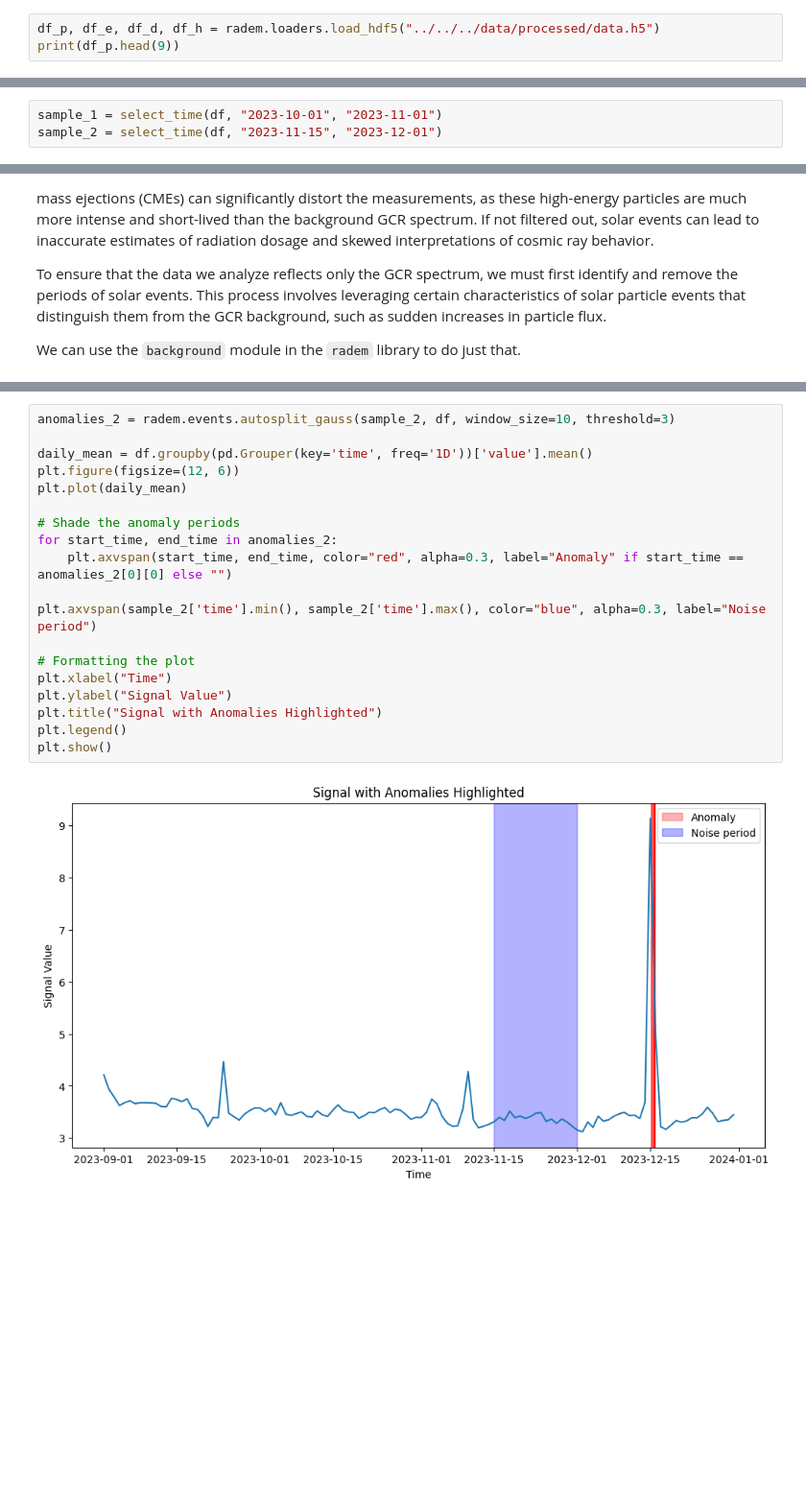
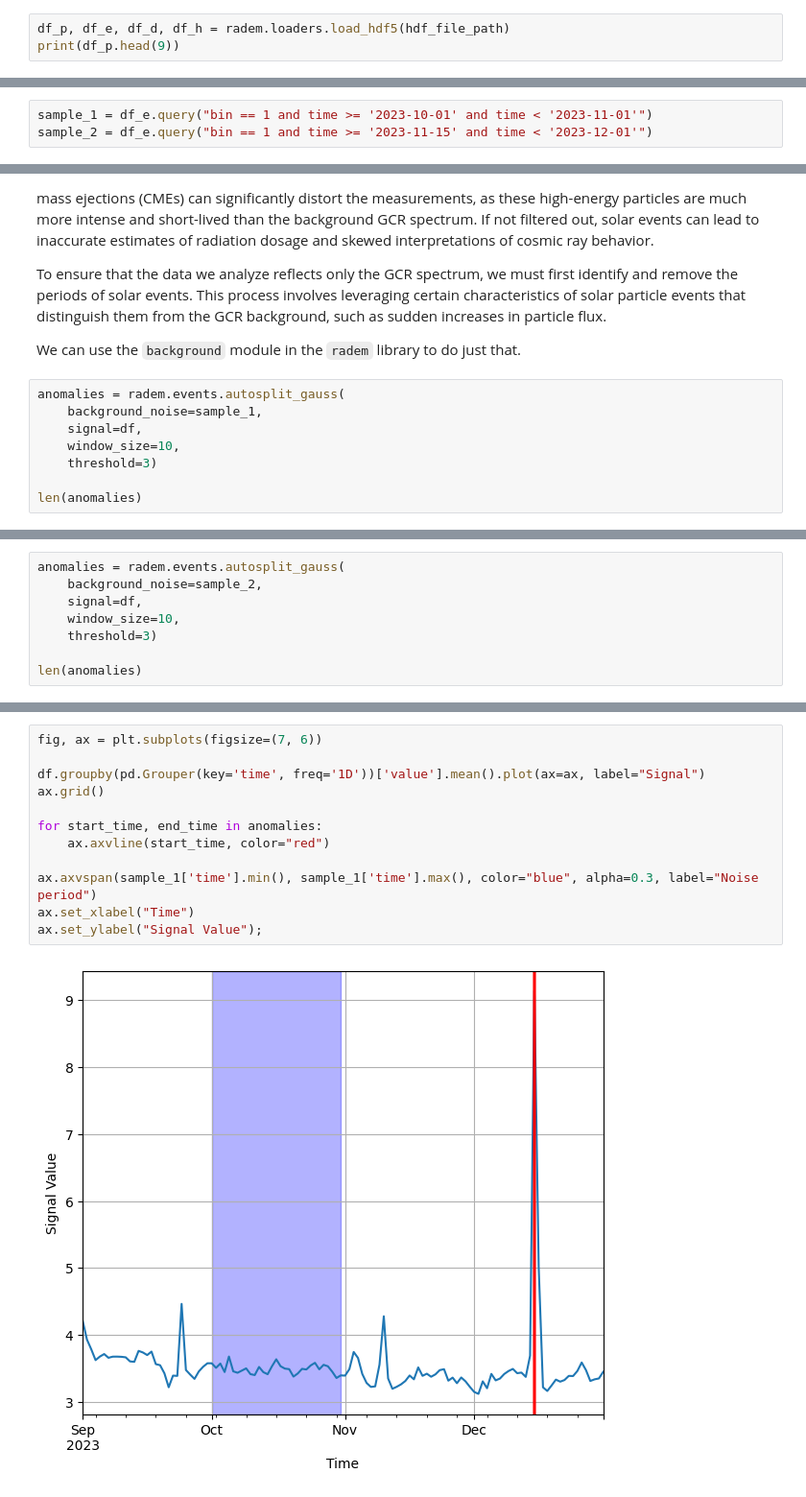
Before and after one commit to AGHRADEM/radem, a Jupyter notebook: src/radem/examples/total_gcr_dose.ipynb, the cells around one changed output, grey strips where cells are left out. Shown at 96% size. Drawn from its saved outputs; the diff is of its cells as text; blank space fills up the shorter version.

```diff
--- a/src/radem/examples/total_gcr_dose.ipynb
+++ b/src/radem/examples/total_gcr_dose.ipynb
@@ -25,5 +28,5 @@ We'll base our analysis on the proton data from the RADEM detector. If you've go
 # %%
-df_p, df_e, df_d, df_h = radem.loaders.load_hdf5("../../../data/processed/data.h5")
+df_p, df_e, df_d, df_h = radem.loaders.load_hdf5(hdf_file_path)
 print(df_p.head(9))
 # %% [output]
                  time  bin  value
@@ -103,6 +86,6 @@ plt.show()
 # %% [markdown]
 ## Let's pick some samples to asses their distributions
 # %%
-sample_1 = select_time(df, "2023-10-01", "2023-11-01")
-sample_2 = select_time(df, "2023-11-15", "2023-12-01")
+sample_1 = df_e.query("bin == 1 and time >= '2023-10-01' and time < '2023-11-01'")
+sample_2 = df_e.query("bin == 1 and time >= '2023-11-15' and time < '2023-12-01'")
 # %%
@@ -199,3 +149,11 @@ When analyzing cosmic radiation, particularly the Galactic Cosmic Ray (GCR) spec
 To ensure that the data we analyze reflects only the GCR spectrum, we must first identify and remove the periods of solar events. This process involves leveraging certain characteristics of solar particle events that distinguish them from the GCR background, such as sudden increases in particle flux.
 
 We can use the `background` module in the `radem` library to do just that.
+# %%
+anomalies = radem.events.autosplit_gauss(
+    background_noise=sample_1,
+    signal=df,
+    window_size=10,
+    threshold=3)
+
+len(anomalies)
@@ -222,0 +176,8 @@ plt.show()
+# %%
+anomalies = radem.events.autosplit_gauss(
+    background_noise=sample_2,
+    signal=df,
+    window_size=10,
+    threshold=3)
+
+len(anomalies)
@@ -223,21 +186,14 @@ plt.show()
 # %%
-anomalies_2 = radem.events.autosplit_gauss(sample_2, df, window_size=10, threshold=3)
+fig, ax = plt.subplots(figsize=(7, 6))
 
-daily_mean = df.groupby(pd.Grouper(key='time', freq='1D'))['value'].mean()
-plt.figure(figsize=(12, 6))
-plt.plot(daily_mean)
+df.groupby(pd.Grouper(key='time', freq='1D'))['value'].mean().plot(ax=ax, label="Signal")
+ax.grid()
 
-# Shade the anomaly periods
-for start_time, end_time in anomalies_2:
-    plt.axvspan(start_time, end_time, color="red", alpha=0.3, label="Anomaly" if start_time == anomalies_2[0][0] else "")
+for start_time, end_time in anomalies:
+    ax.axvline(start_time, color="red")
 
-plt.axvspan(sample_2['time'].min(), sample_2['time'].max(), color="blue", alpha=0.3, label="Noise period")
-
-# Formatting the plot
-plt.xlabel("Time")
-plt.ylabel("Signal Value")
-plt.title("Signal with Anomalies Highlighted")
-plt.legend()
-plt.show()
+ax.axvspan(sample_1['time'].min(), sample_1['time'].max(), color="blue", alpha=0.3, label="Noise period")
+ax.set_xlabel("Time")
+ax.set_ylabel("Signal Value");
 # %% [output]
-[figure, old version]
+[figure, new version]
```
Also changed, not shown: parts of 20 cells of this notebook.
